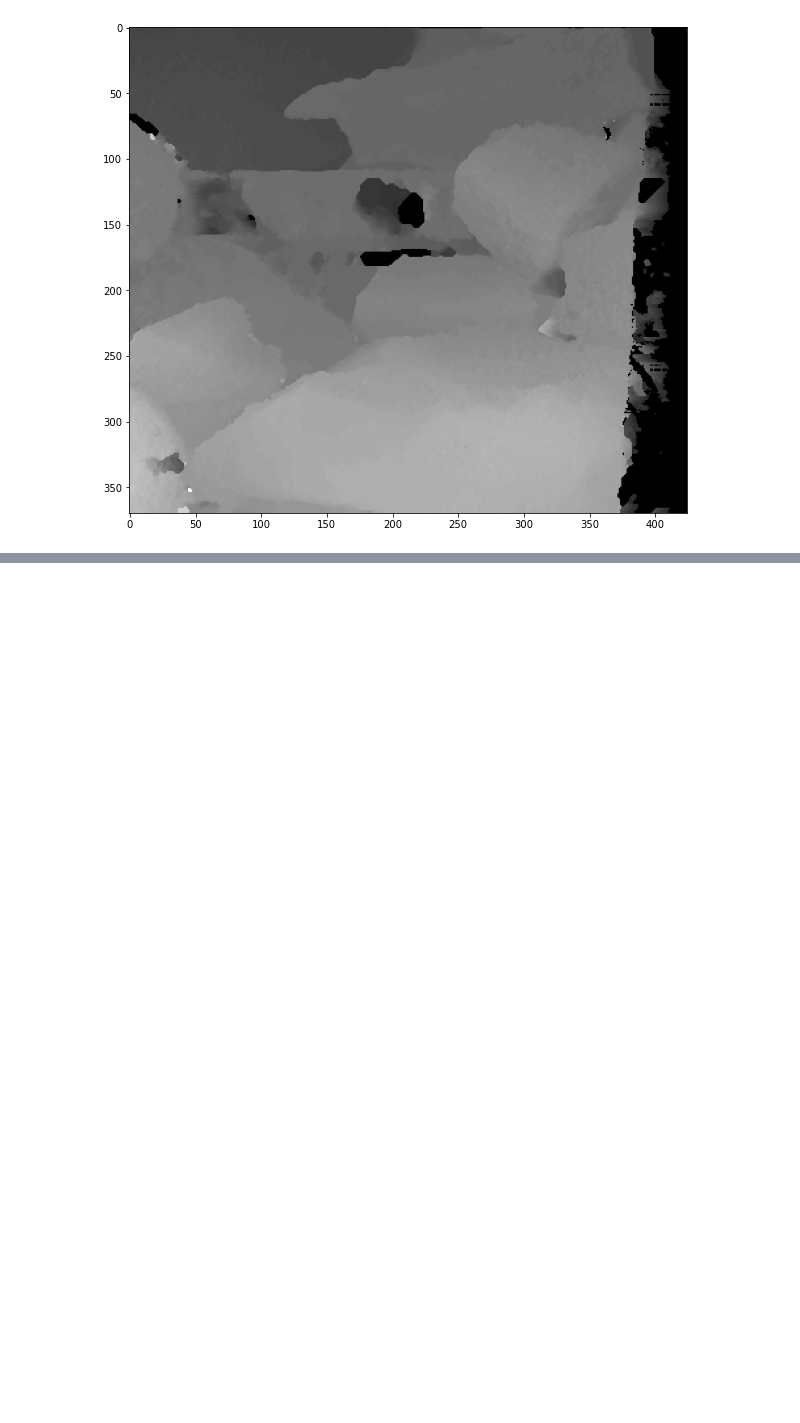
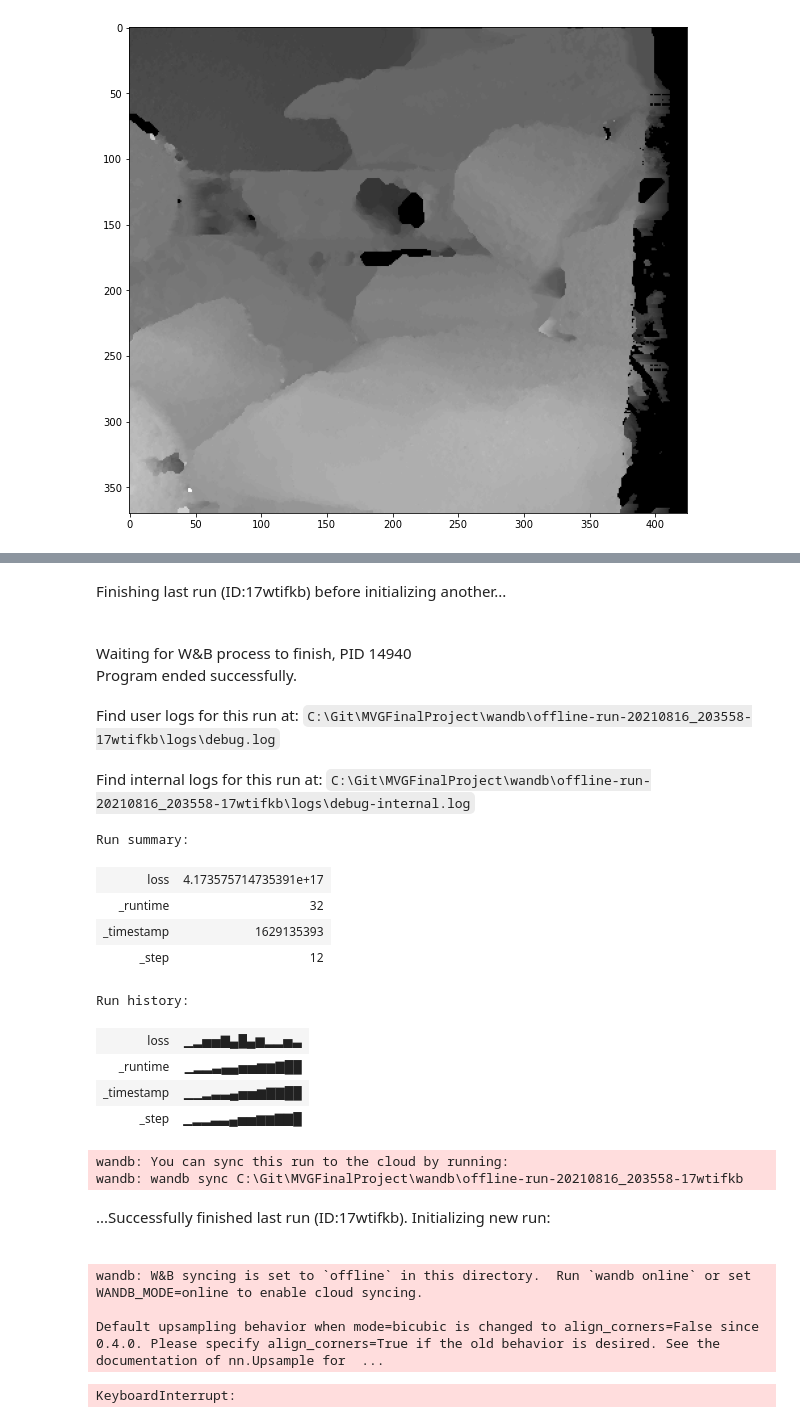
Before and after one commit to antebi-itai/MVGFinalAssignment, a Jupyter notebook: main.ipynb, the cells around one changed output, grey strips where cells are left out. Saved outputs shown, nothing was run; the diff lists cells and outputs as text; code cells hidden in the pictures; blank space fills up the shorter version.

```diff
--- a/main.ipynb
+++ b/main.ipynb
@@ -294,3 +294,12 @@ outlier_ration = 7.0%
 --------------------------------------------------
 Scene Rocks1:
 [figure]
+# %%
+import wandb
+wandb.login()
+wandb.init(project='MVGFinalProject')
+
+from implicit_representation import Experiment
+experiment = Experiment(conf=None)
+experiment.train()
+# %% [output]
@@ -296,0 +307,22 @@ Scene Rocks1:
+Finishing last run (ID:17wtifkb) before initializing another...
+Waiting for W&B process to finish, PID 14940
+Program ended successfully.
+Find user logs for this run at: C:\Git\MVGFinalProject\wandb\offline-run-20210816_203558-17wtifkb\logs\debug.log
+Find internal logs for this run at: C:\Git\MVGFinalProject\wandb\offline-run-20210816_203558-17wtifkb\logs\debug-internal.log
+Run summary:
+| loss | 4.173575714735391e+17 |
+| _runtime | 32 |
+| _timestamp | 1629135393 |
+| _step | 12 |
+Run history:
+| loss | ▁▂▅▅▇▄█▄▆▂▂▅▃ |
+| _runtime | ▁▂▂▃▄▄▅▅▆▆▇██ |
+| _timestamp | ▁▁▂▃▃▄▅▅▆▇▇██ |
+| _step | ▁▂▂▃▃▄▅▅▆▆▇▇█ |
+wandb: You can sync this run to the cloud by running:
+wandb: wandb sync C:\Git\MVGFinalProject\wandb\offline-run-20210816_203558-17wtifkb
+...Successfully finished last run (ID:17wtifkb). Initializing new run:
+wandb: W&B syncing is set to `offline` in this directory.  Run `wandb online` or set WANDB_MODE=online to enable cloud syncing.
+
+Default upsampling behavior when mode=bicubic is changed to align_corners=False since 0.4.0. Please specify align_corners=True if the old behavior is desired. See the documentation of nn.Upsample for  ...
+KeyboardInterrupt:
```
Also changed, not shown: parts of 4 cells of this notebook, 1 other file.
